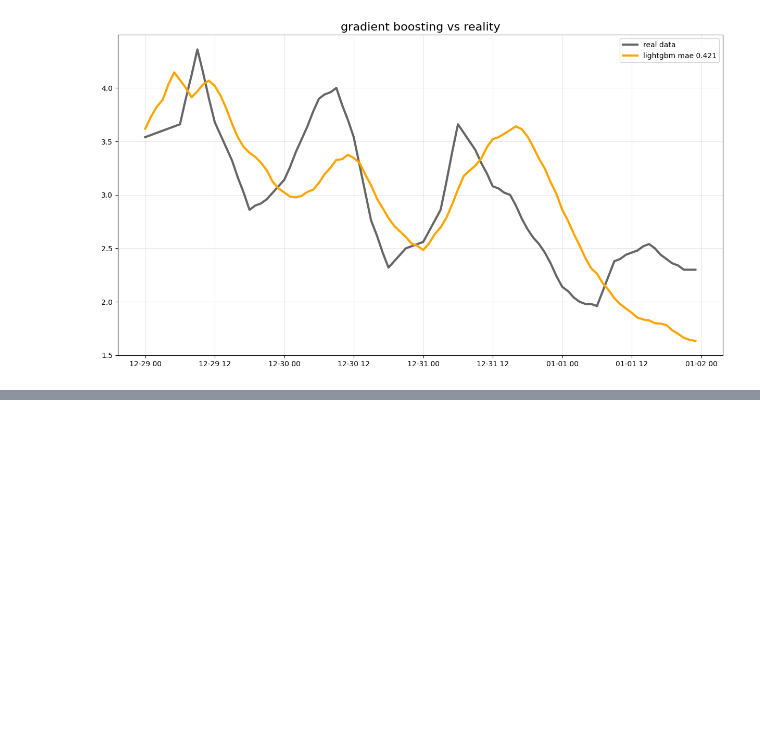
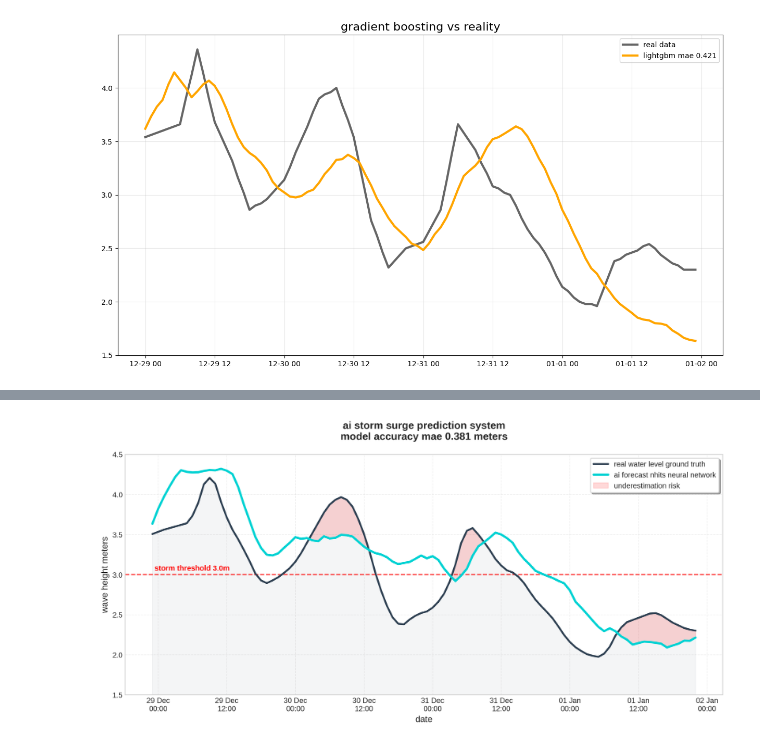
Before and after one commit to lizaArnauta/AI_project_storm_forecast, a Jupyter notebook: AI_project.ipynb, the cells around one changed output, grey strips where cells are left out. Saved outputs shown, nothing was run; the diff lists cells and outputs as text; code cells hidden in the pictures; blank space fills up the shorter version.

```diff
--- a/AI_project.ipynb
+++ b/AI_project.ipynb
@@ -785,3 +785,94 @@ launching gradient boosting lightgbm fixed version
 training trees
 mae lightgbm 0.421 m
 [figure]
+# %%
+import requests
+import pandas as pd
+import matplotlib.pyplot as plt
+import matplotlib.dates as mdates
+from neuralforecast import NeuralForecast
+from neuralforecast.models import NHITS
+from neuralforecast.losses.pytorch import MAE
+
+url_weather = "https://archive-api.open-meteo.com/v1/archive"
+params_weather = {
+    "latitude": 56.0, "longitude": 3.0,
+    "start_date": "2023-01-01", "end_date": "2024-01-01",
+    "hourly": ["pressure_msl", "wind_speed_10m"]
+}
+resp_w = requests.get(url_weather, params=params_weather).json()
+df_weather = pd.DataFrame({
+    'ds': pd.to_datetime(resp_w['hourly']['time']),
+    'pressure': resp_w['hourly']['pressure_msl'],
+    'wind_speed': resp_w['hourly']['wind_speed_10m']
+})
+
+url_marine = "https://marine-api.open-meteo.com/v1/marine"
+params_marine = {
+    "latitude": 56.0, "longitude": 3.0,
+    "start_date": "2023-01-01", "end_date": "2024-01-01",
+    "hourly": ["wave_height"]
+}
+resp_m = requests.get(url_marine, params=params_marine).json()
+df_marine = pd.DataFrame({
+    'ds': pd.to_datetime(resp_m['hourly']['time']),
+    'y': resp_m['hourly']['wave_height']
+})
+
+df = pd.merge(df_weather, df_marine, on="ds")
+df['unique_id'] = 'northsea_point1'
+
+df['y'] = df['y'].rolling(window=3, center=True).mean()
+df = df.dropna()
+
+horizon = 96
+y_train = df[:-horizon]
+y_test = df[-horizon:]
+
+models = [
+    NHITS(h=horizon,
+          input_size=48,
+          loss=MAE(),
+          futr_exog_list=['pressure', 'wind_speed'],
+          max_steps=2000,
+          scaler_type='robust',
+          random_seed=42,
+          alias='nhits_smooth')
+]
+
+nf = NeuralForecast(models=models, freq='H')
+nf.fit(df=y_train)
+
+future_exog = y_test[['unique_id', 'ds', 'pressure', 'wind_speed']]
+y_hat = nf.predict(futr_df=future_exog)
+plot_data = pd.merge(y_test, y_hat, on=['ds', 'unique_id'], how='left')
+mae_smooth = abs(plot_data['y'] - plot_data['nhits_smooth']).mean()
+
+plt.style.use('seaborn-v0_8-whitegrid')
+fig, ax = plt.subplots(figsize=(12, 6), dpi=300)
+
+ax.axhline(y=3.0, color='red', linestyle='--', linewidth=1.5, alpha=0.7)
+ax.text(plot_data['ds'].iloc[0], 3.05, ' storm threshold 3.0m', color='red', fontsize=10, fontweight='bold')
+
+ax.plot(plot_data['ds'], plot_data['y'], label='real water level ground truth',
+        color='#2c3e50', linewidth=2.5, zorder=2)
+ax.fill_between(plot_data['ds'], 0, plot_data['y'], color='#2c3e50', alpha=0.05)
+
+ax.plot(plot_data['ds'], plot_data['nhits_smooth'], label='ai forecast nhits neural network',
+        color='#00d2d3', linewidth=3, zorder=3)
+
+ax.fill_between(plot_data['ds'], plot_data['y'], plot_data['nhits_smooth'],
+                where=(plot_data['y'] > plot_data['nhits_smooth']),
+                interpolate=True, color='red', alpha=0.15, label='underestimation risk')
+
+ax.set_title(f'ai storm surge prediction system\nmodel accuracy mae {mae_smooth:.3f} meters',
+             fontsize=14, fontweight='bold', pad=20)
+ax.set_ylabel('wave height meters', fontsize=12)
+ax.set_xlabel('date', fontsize=12)
+ax.legend(loc='upper right', frameon=True, fontsize=10, shadow=True)
+ax.xaxis.set_major_formatter(mdates.DateFormatter('%d %b\n%H:%M'))
+plt.ylim(1.5, 4.5)
+plt.grid(True, alpha=0.3, linestyle='--')
+plt.tight_layout()
+plt.show()
+# %% [output]
@@ -787,0 +907 @@ mae lightgbm 0.421 m
+[figure, added]
```
Also changed, not shown: parts of 1 cell of this notebook.
